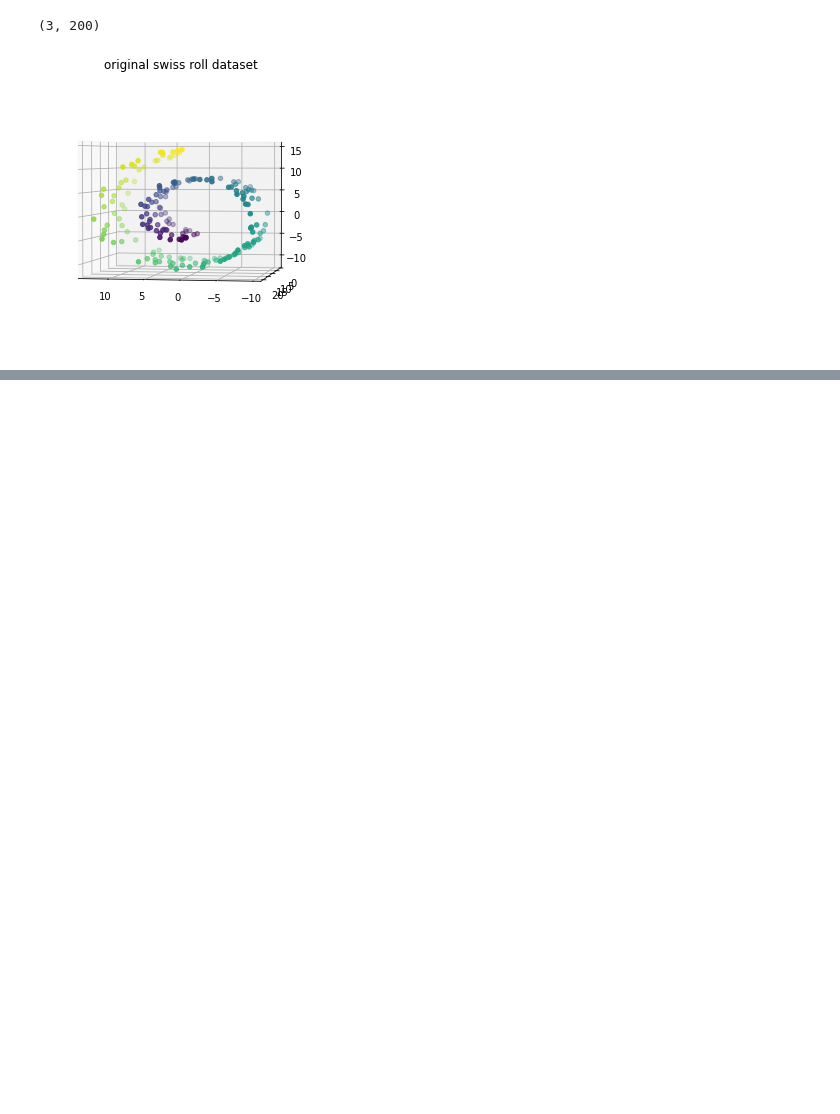
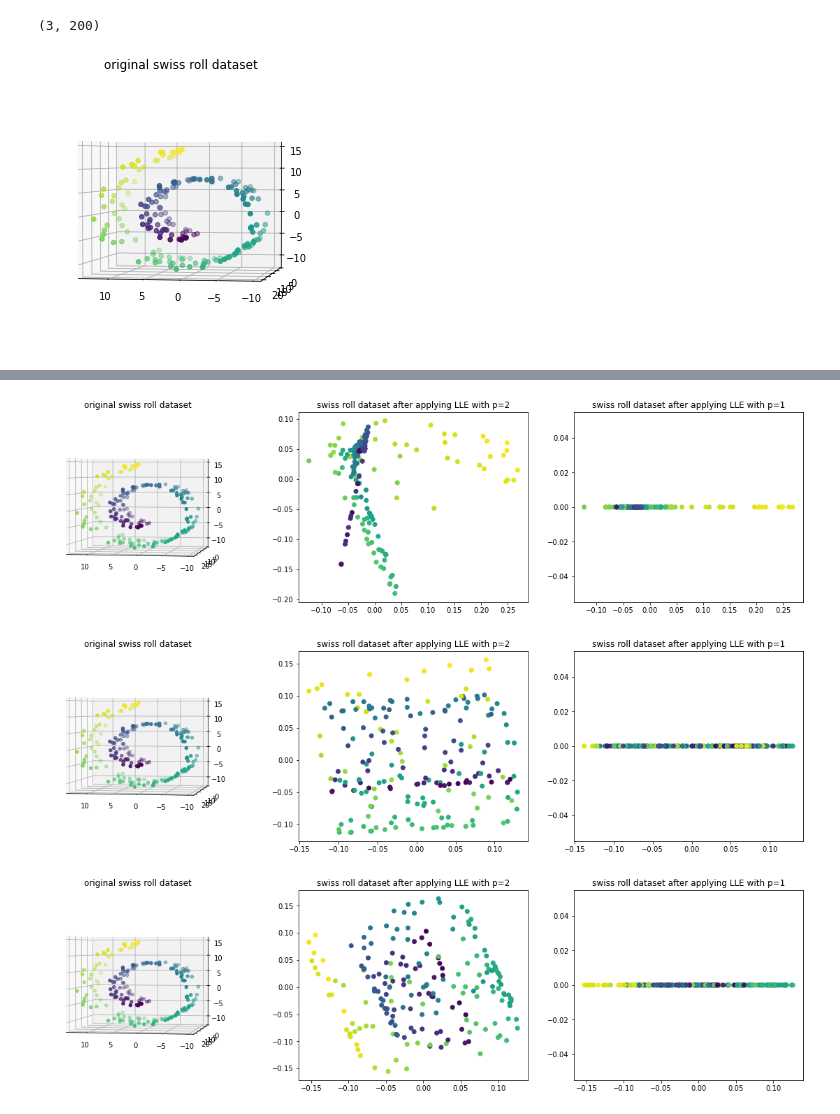
Before and after one commit to Ma-Zhuang/Visualization, a Jupyter notebook: lab6/Untitled.ipynb, the cells around one changed output, grey strips where cells are left out. Saved outputs shown, nothing was run; the diff lists cells and outputs as text; code cells hidden in the pictures; blank space fills up the shorter version.

```diff
--- a/lab6/Untitled.ipynb
+++ b/lab6/Untitled.ipynb
@@ -33,0 +97,27 @@ distance_matrix(X)
+# %%
+for k in [5,14,40]:
+
+    N = k_nearest_neighbors(X, k)
+    W = compute_similarity_matrix(X, N)
+    Y = project_data(W, p=2)
+
+    fig = plt.figure(figsize=(20, 5))
+    ax1 = fig.add_subplot(1, 3, 1 , projection='3d')
+    ax1.scatter(X[0,:], X[1,:], X[2,:], c = label)
+    ax1.view_init(2, 100)
+    ax1.set_title("original swiss roll dataset")
+
+    ax2 = fig.add_subplot(1, 3, 2)
+    ax2.scatter(Y[0, :], Y[1, :], c = label)
+    ax2.set_title("swiss roll dataset after applying LLE with p=2")
+
+    y_axis = np.zeros(200)
+    ax3 = fig.add_subplot(133)
+    ax3.scatter(Y[0, :], y_axis, c = label)
+    ax3.set_title("swiss roll dataset after applying LLE with p=1")
+
+    plt.show()
+# %% [output]
+[figure, added]
+[figure, added]
+[figure, added]
```
Also changed, not shown: parts of 7 cells of this notebook.
